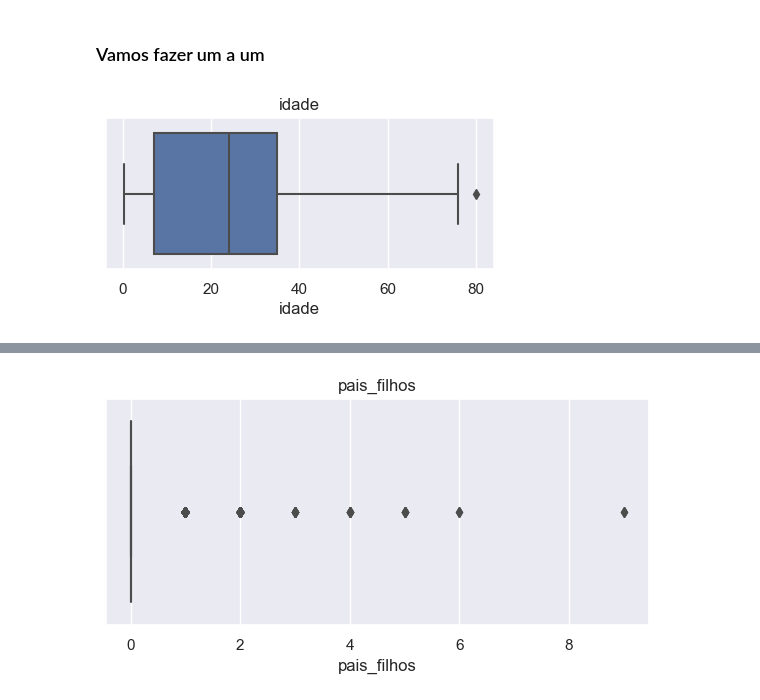
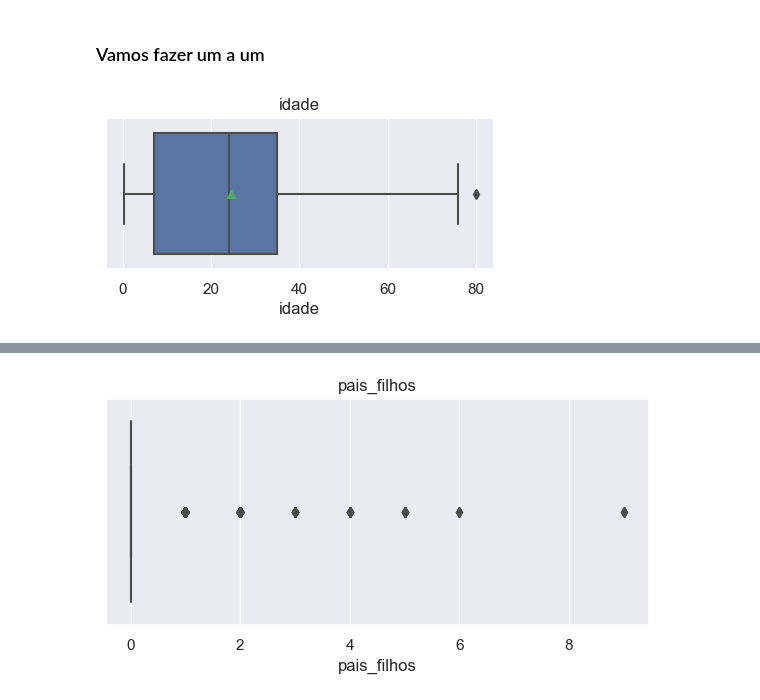
Before and after one commit to joseboas/Mineracao_Dados_IFPR, a Jupyter notebook: 2-AED.ipynb, the cells around one changed output, grey strips where cells are left out. Saved outputs shown, nothing was run; the diff lists cells and outputs as text; code cells hidden in the pictures.

```diff
--- a/2-AED.ipynb
+++ b/2-AED.ipynb
@@ -312,7 +330,7 @@ for column, posicao in zip(df_numeric, range(0, tam-1, 1)) :
     ax[posicao].set_xlabel(column)
 
 plt.tight_layout()
-plt.rcParams['figure.figsize'] = (10,10)
+plt.rcParams['figure.figsize'] = (15,15)
 plt.show()
 # %% [output]
 [figure]
@@ -358,6 +376,6 @@ ax = sns.boxplot(data=df_numeric)
 # %%
 #Vamos fazer um a um idade
 plt.figure(figsize=(5,2),dpi=100)
-ax = sns.boxplot(df1['idade']).set_title('idade')
+ax = sns.boxplot(df1['idade'],showmeans=True).set_title('idade')
 # %% [output]
-[figure, old version]
+[figure, new version]
```
Also changed, not shown: parts of 50 cells of this notebook.
